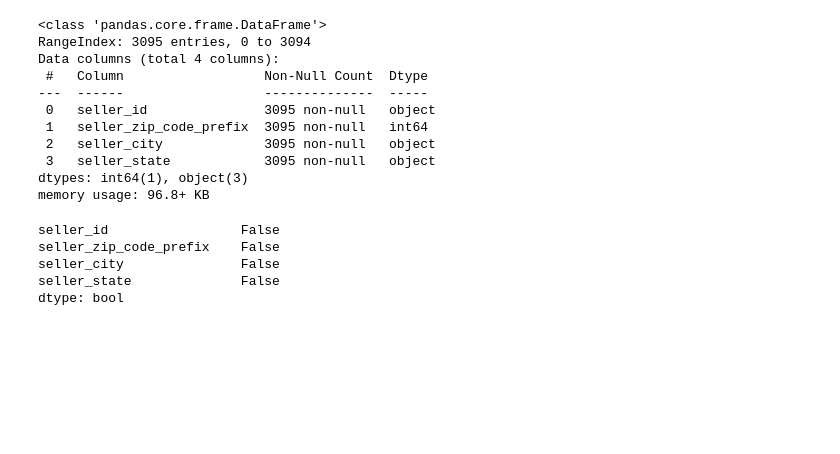
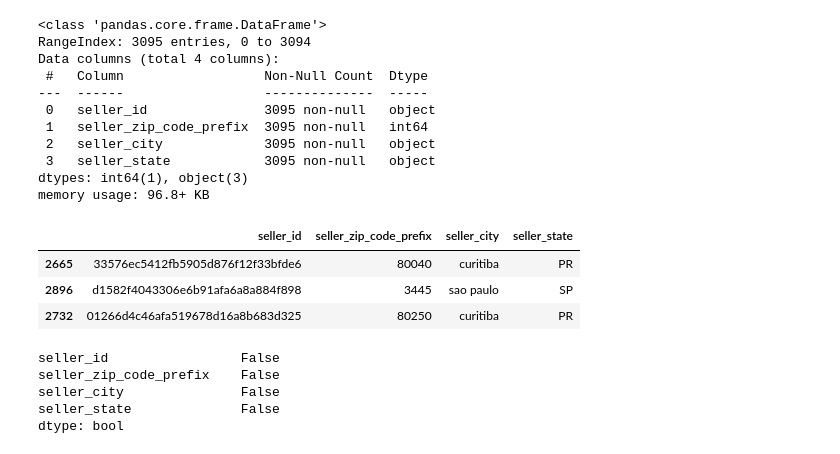
Before and after one commit to Grupo-10-DS/Data_Olist, a Jupyter notebook: exploring_data.ipynb, the cells around one changed output. Drawn from its saved outputs; the diff is of its cells as text; code cells hidden in the pictures; blank space fills up the shorter version.

```diff
--- a/exploring_data.ipynb
+++ b/exploring_data.ipynb
@@ -609,6 +656,13 @@ Data columns (total 4 columns):
  3   seller_state            3095 non-null   object
 dtypes: int64(1), object(3)
 memory usage: 96.8+ KB
+# %%
+vendedores.sample(3)
+# %% [output]
+|  | seller_id | seller_zip_code_prefix | seller_city | seller_state |
+| 2665 | 33576ec5412fb5905d876f12f33bfde6 | 80040 | curitiba | PR |
+| 2896 | d1582f4043306e6b91afa6a8a884f898 | 3445 | sao paulo | SP |
+| 2732 | 01266d4c46afa519678d16a8b683d325 | 80250 | curitiba | PR |
 # %%
 vendedores.isnull().any()
 # %% [output]
```
Also changed, not shown: parts of 10 cells of this notebook, 7 other files.
